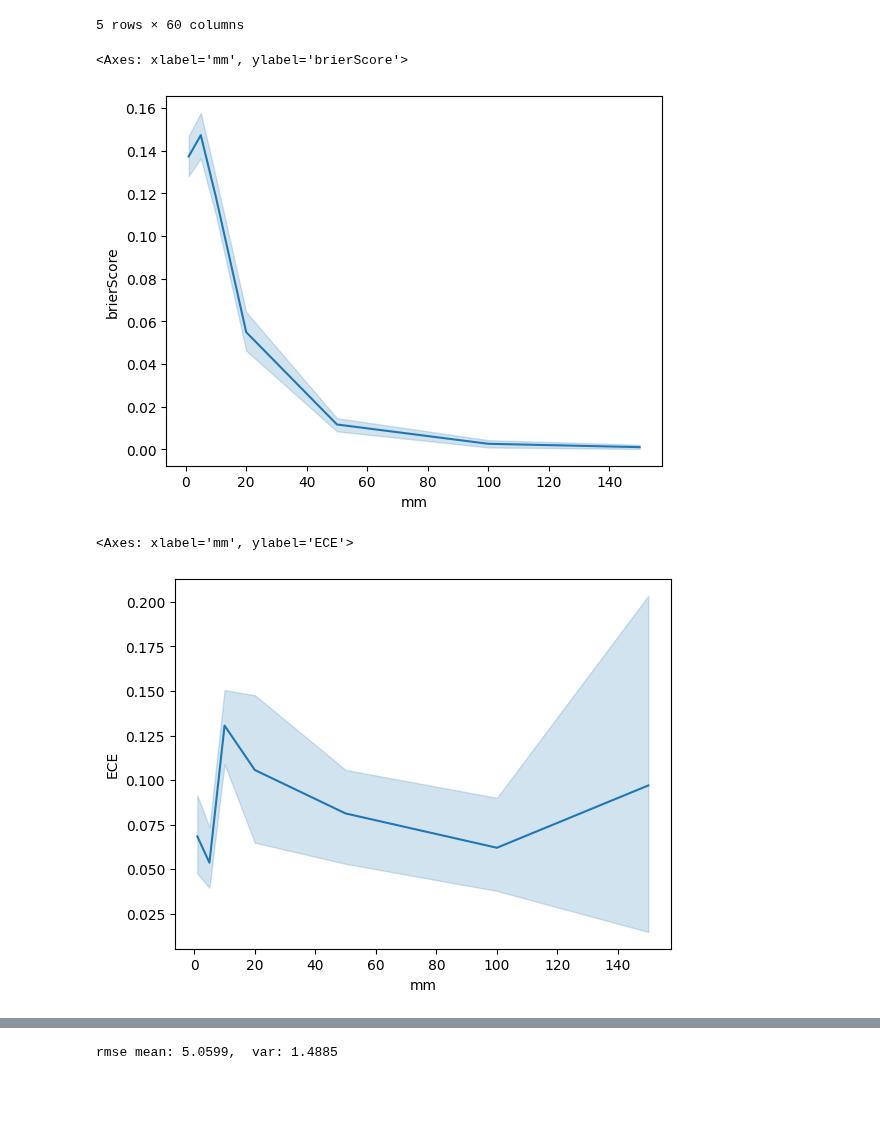
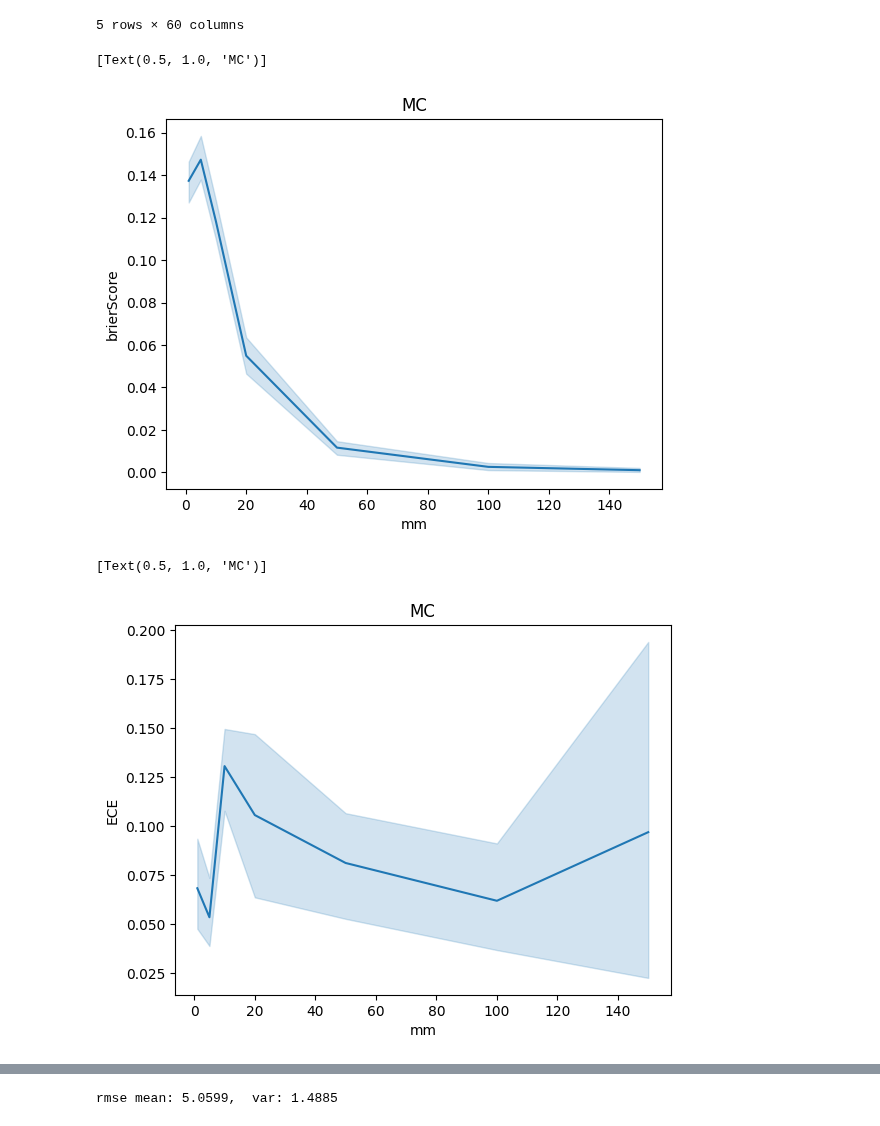
Before and after one commit to simone7monaco/rainfall-prediction, a Jupyter notebook: notebooks/plot.ipynb, the cells around one changed output, grey strips where cells are left out. Drawn from its saved outputs; the diff is of its cells as text; code cells hidden in the pictures; blank space fills up the shorter version.

Commit message:
plot

```diff
--- a/notebooks/plot.ipynb
+++ b/notebooks/plot.ipynb
@@ -28,13 +28,13 @@ for th in thresholds:
         KL = pd.concat([KL, pd.DataFrame([[th, d]], columns=["mm", "KL"])], ignore_index=True)
 # %%
 
-sns.lineplot(data=brier_scores, x="mm", y="brierScore")
+sns.lineplot(data=brier_scores, x="mm", y="brierScore").set(title='MC')
 # %% [output]
-<Axes: xlabel='mm', ylabel='brierScore'>
+[Text(0.5, 1.0, 'MC')]
-[figure, old version]
+[figure, new version]
 # %%
-sns.lineplot(data=ECE, x="mm", y="ECE")
+sns.lineplot(data=ECE, x="mm", y="ECE").set(title='MC')
 # %% [output]
-<Axes: xlabel='mm', ylabel='ECE'>
+[Text(0.5, 1.0, 'MC')]
-[figure, old version]
+[figure, new version]
 # %%
```
Also changed, not shown: parts of 1 cell of this notebook.
